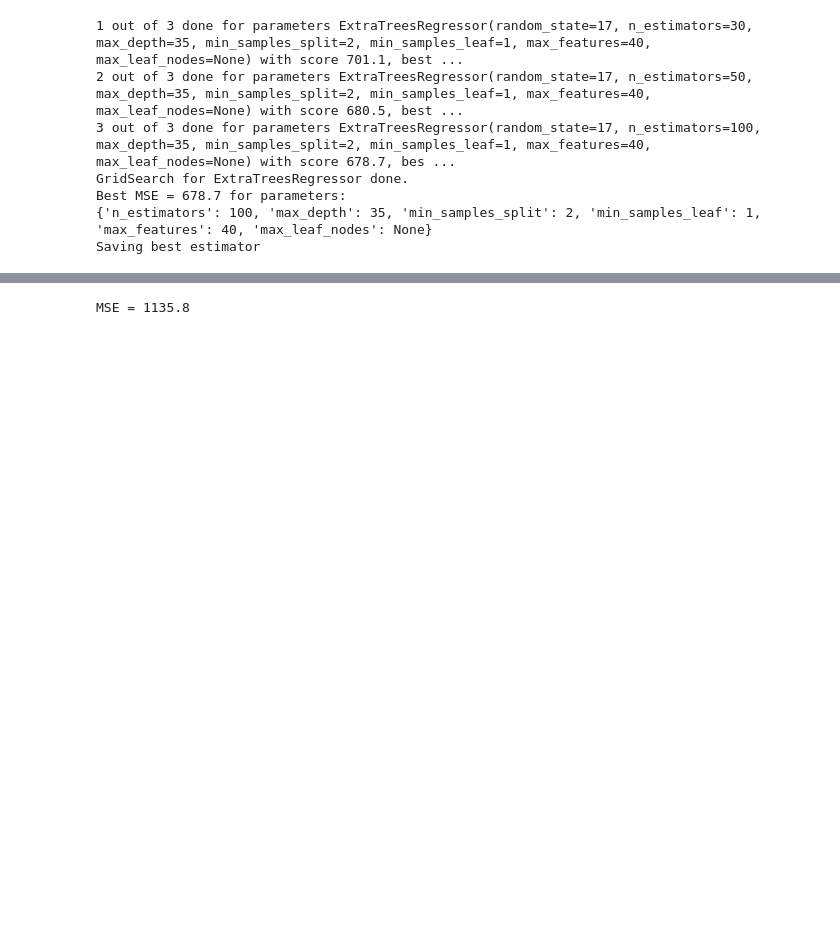
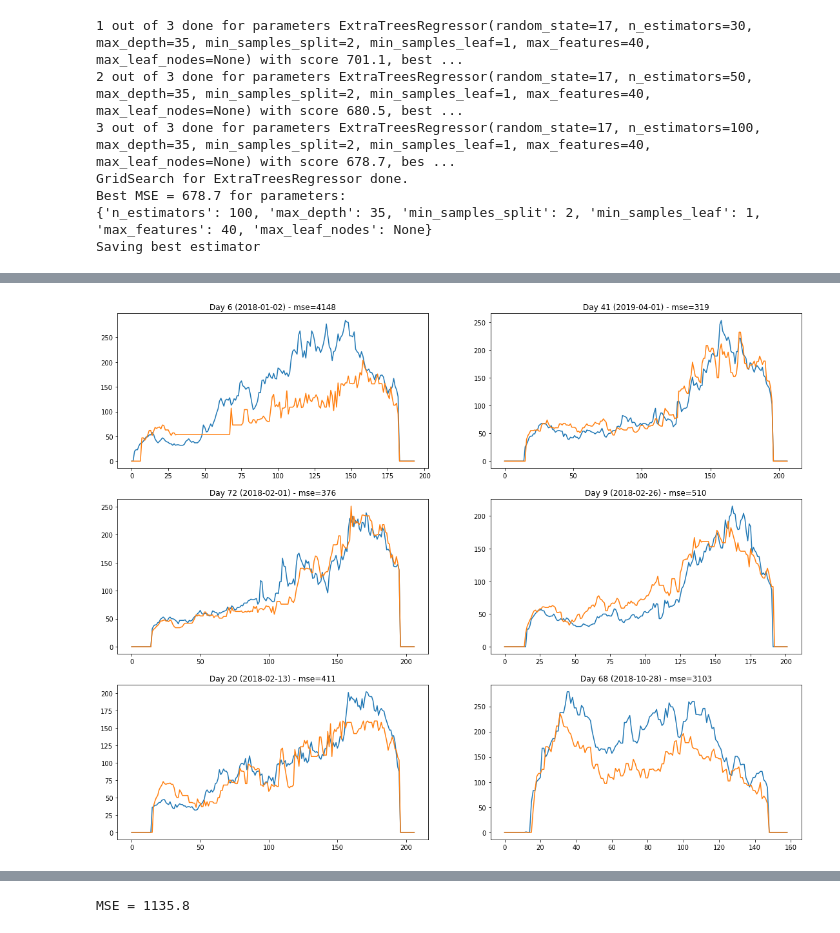
Before and after one commit to lukoucky/swimming_pool_attendance_prediction, a Jupyter notebook: GridSearch.ipynb, the cells around one changed output, grey strips where cells are left out. Saved outputs shown, nothing was run; the diff lists cells and outputs as text; code cells hidden in the pictures; blank space fills up the shorter version.

```diff
--- a/GridSearch.ipynb
+++ b/GridSearch.ipynb
@@ -157,3 +166,19 @@ GridSearch for ExtraTreesRegressor done.
 Best MSE = 678.7 for parameters:
 {'n_estimators': 100, 'max_depth': 35, 'min_samples_split': 2, 'min_samples_leaf': 1, 'max_features': 40, 'max_leaf_nodes': None}
 Saving best estimator
+# %%
+#(random_state=17, n_estimators=10, max_depth=50, min_samples_split=5, min_samples_leaf=2) ,ts = 10, mse = 1146
+
+dh = DataHelper()
+time_step_back = 10
+parameteres = {	'n_estimators': [10],
+                'max_depth': [50],
+                'min_samples_split':[5],
+                'min_samples_leaf':[2]}
+columns = ['pool','day_of_week','month','minute_of_day', 'year', 'reserved_Vodnik','lines_reserved']
+# columns = list(dh.get_all_columns_names())
+# columns.remove('time')
+mgs = MyGridSearch('ExtraTreesClassifier',parameteres)
+mgs.fit(columns, time_step_back)
+dh.show_n_days_prediction(mgs.best_estimator, columns, 6, time_step_back)
+# %% [output]
@@ -159,0 +202 @@ Saving best estimator
+[figure, added]
```
Also changed, not shown: parts of 4 cells of this notebook, 2 other files.
